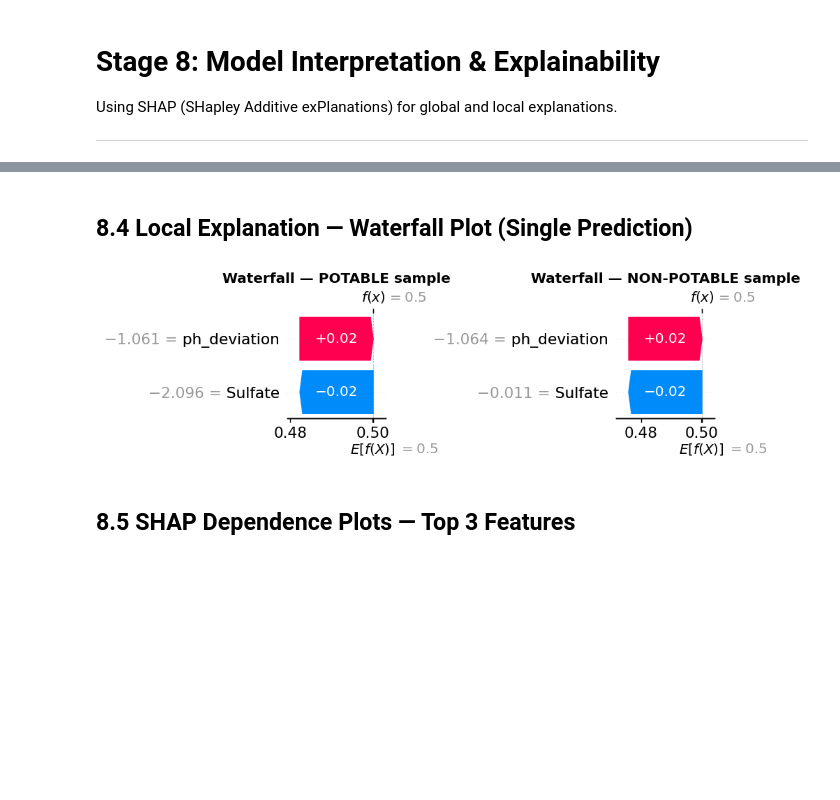
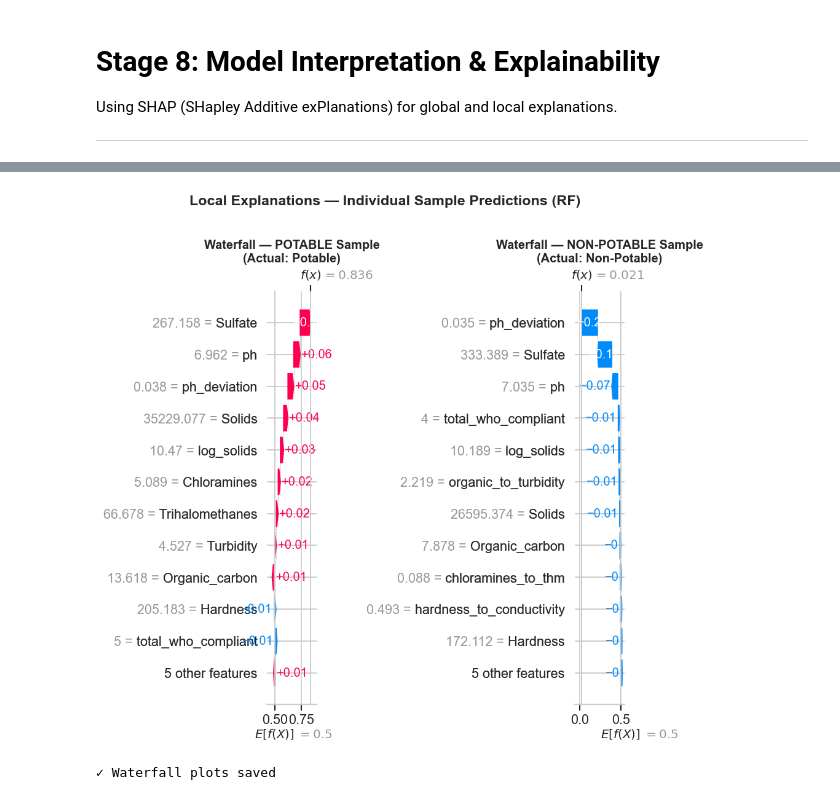
Before and after one commit to BaintyKaur/Water-Quality-Classification, a Jupyter notebook: 08_explainability.ipynb, the cells around one changed output, grey strips where cells are left out. Saved outputs shown, nothing was run; the diff lists cells and outputs as text; code cells hidden in the pictures; blank space fills up the shorter version.

```diff
--- a/08_explainability.ipynb
+++ b/08_explainability.ipynb
@@ -99,35 +152,36 @@ plt.show()
-# %% [markdown]
-## 8.4 Local Explanation — Waterfall Plot (Single Prediction)
 # %%
-# ── PLOT 3: Waterfall — one potable + one non-potable sample
-potable_idx    = y_sample[y_sample == 1].index[0]
-nonpotable_idx = y_sample[y_sample == 0].index[0]
+# ── CELL 6: Plot 3 — Waterfall (one potable + one non-potable sample)
+plt.close('all')
 
-# Map to position in X_sample
-pos_p  = X_sample.index.get_loc(potable_idx)
-pos_np = X_sample.index.get_loc(nonpotable_idx)
+pos_p  = X_sample.index.get_loc(y_sample[y_sample == 1].index[0])
+pos_np = X_sample.index.get_loc(y_sample[y_sample == 0].index[0])
 
-fig, axes = plt.subplots(1, 2, figsize=(18, 7))
+fig, axes = plt.subplots(1, 2, figsize=(20, 8))
 
-for ax, pos, label in [(axes[0], pos_p, "POTABLE"), (axes[1], pos_np, "NON-POTABLE")]:
+for ax, pos, label in [(axes[0], pos_p,  "POTABLE"),
+                        (axes[1], pos_np, "NON-POTABLE")]:
     plt.sca(ax)
     shap.plots.waterfall(
         shap.Explanation(
             values        = rf_shap_class1[pos],
-            base_values   = rf_explainer.expected_value[1],
+            base_values   = rf_base,                    # scalar for waterfall
             data          = X_sample.iloc[pos].values,
             feature_names = X_sample.columns.tolist()
         ),
-        max_display=12,
-        show=False
+        max_display = 12,
+        show        = False
     )
-    ax.set_title(f"Waterfall — {label} sample", fontweight='bold')
+    ax.set_title(f"Waterfall — {label} Sample\n"
+                 f"(Actual: {'Potable' if label == 'POTABLE' else 'Non-Potable'})",
+                 fontweight='bold', fontsize=12)
 
+plt.suptitle("Local Explanations — Individual Sample Predictions (RF)",
+             fontsize=14, fontweight='bold', y=1.01)
 plt.tight_layout()
-plt.savefig('./data/processed/shap_waterfall_potable.png', dpi=150, bbox_inches='tight')
+plt.savefig('./data/processed/shap_waterfall_both.png', dpi=150, bbox_inches='tight')
 plt.show()
+print("✓ Waterfall plots saved")
 # %% [output]
-[figure, old version]
+[figure, new version]
+✓ Waterfall plots saved
-# %% [markdown]
-## 8.5 SHAP Dependence Plots — Top 3 Features
 # %%
```
Also changed, not shown: parts of 14 cells of this notebook.
